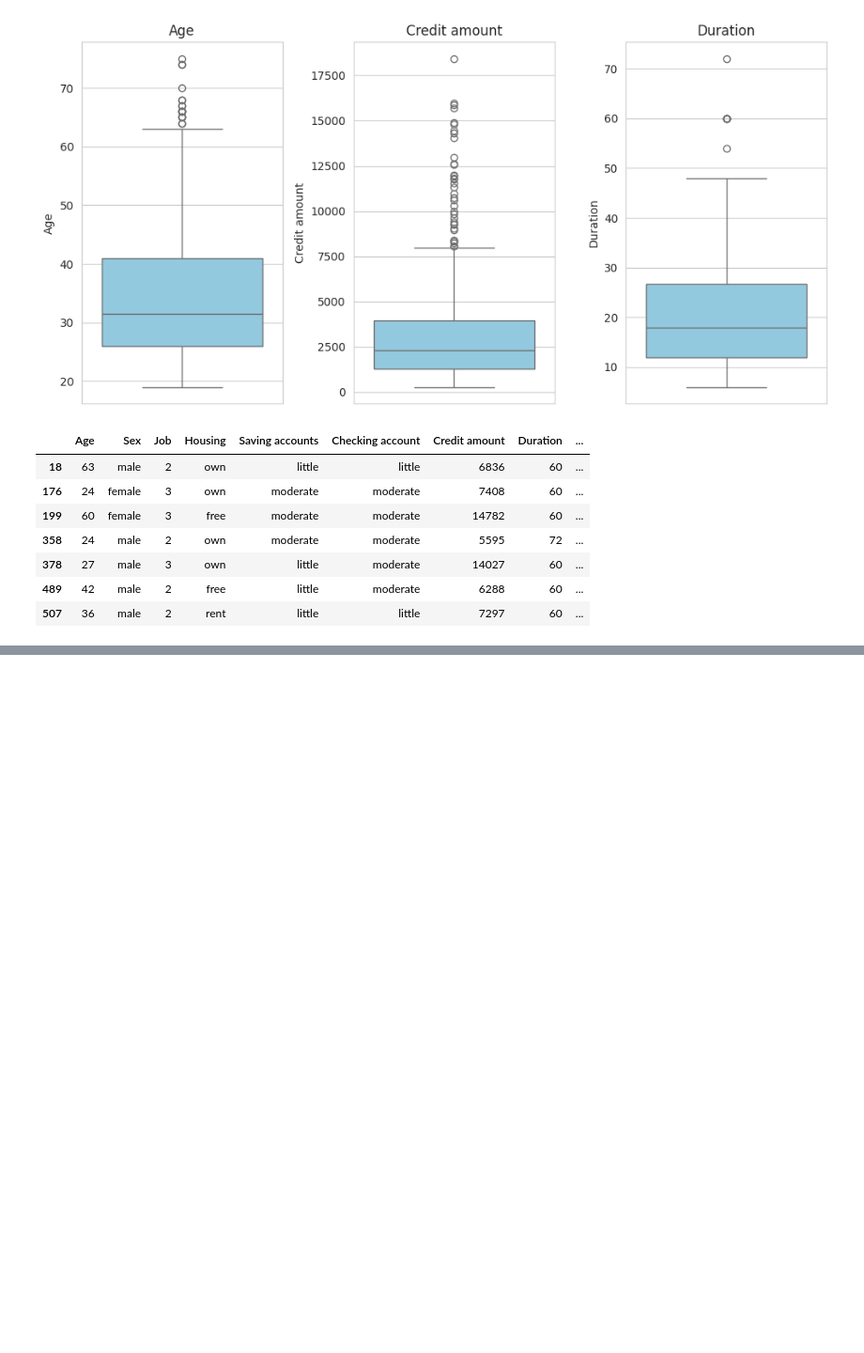
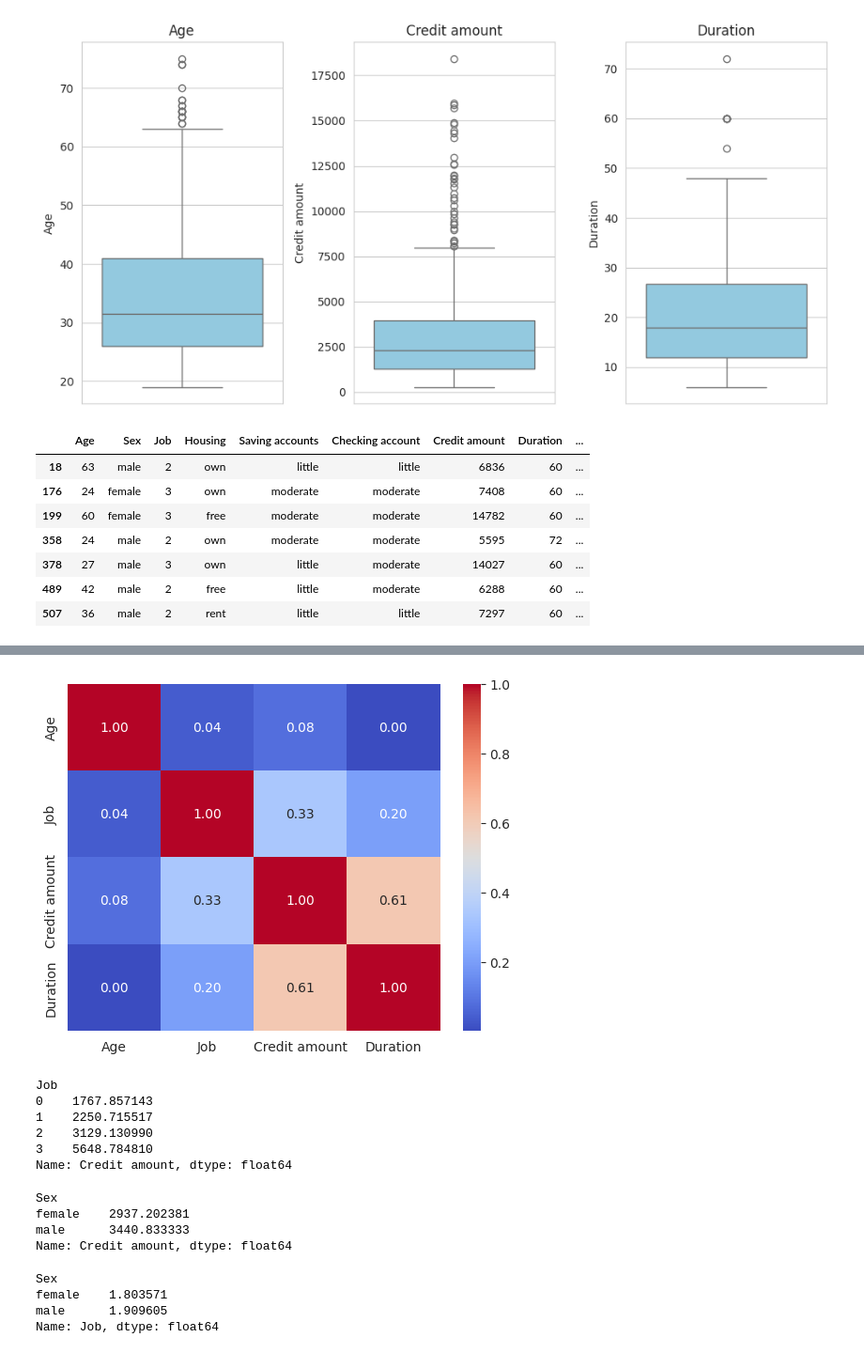
Before and after one commit to bilgekagansenol/GermanCreditRiskAnalyze, a Jupyter notebook: analysis_model.ipynb, the cells around one changed output, grey strips where cells are left out. Shown at 94% size. Saved outputs shown, nothing was run; the diff lists cells and outputs as text; code cells hidden in the pictures; blank space fills up the shorter version.

```diff
--- a/analysis_model.ipynb
+++ b/analysis_model.ipynb
@@ -219,0 +221,2 @@ Passing `palette` without assigning `hue` is deprecated and will be removed in v
+# %%
+corr = df[["Age","Job" ,"Credit amount", "Duration"]].corr()
@@ -219,0 +231,28 @@ Passing `palette` without assigning `hue` is deprecated and will be removed in v
+# %%
+sns.heatmap(corr , annot= True , cmap = "coolwarm" , fmt=".2f")
+plt.show()
+# %% [output]
+[figure, added]
+# %%
+df.groupby("Job")["Credit amount"].mean()
+# %% [output]
+Job
+0    1767.857143
+1    2250.715517
+2    3129.130990
+3    5648.784810
+Name: Credit amount, dtype: float64
+# %%
+df.groupby("Sex")["Credit amount"].mean()
+# %% [output]
+Sex
+female    2937.202381
+male      3440.833333
+Name: Credit amount, dtype: float64
+# %%
+df.groupby("Sex")["Job"].mean()
+# %% [output]
+Sex
+female    1.803571
+male      1.909605
+Name: Job, dtype: float64
```
Also changed, not shown: parts of 13 cells of this notebook.
